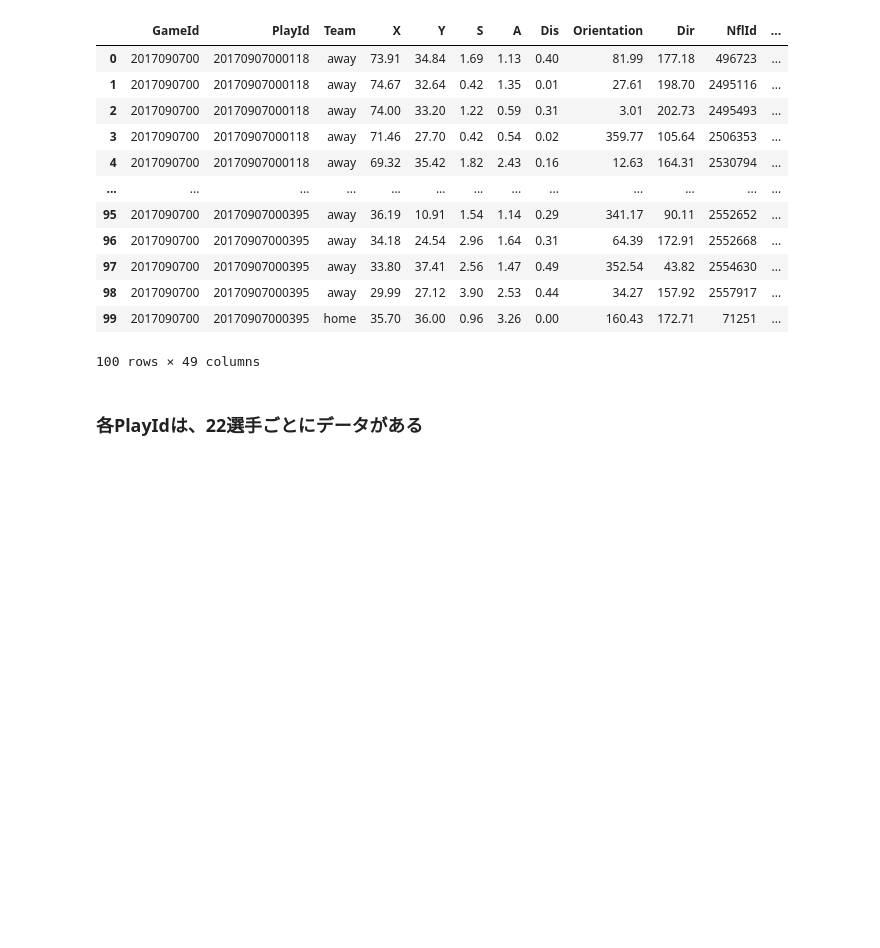
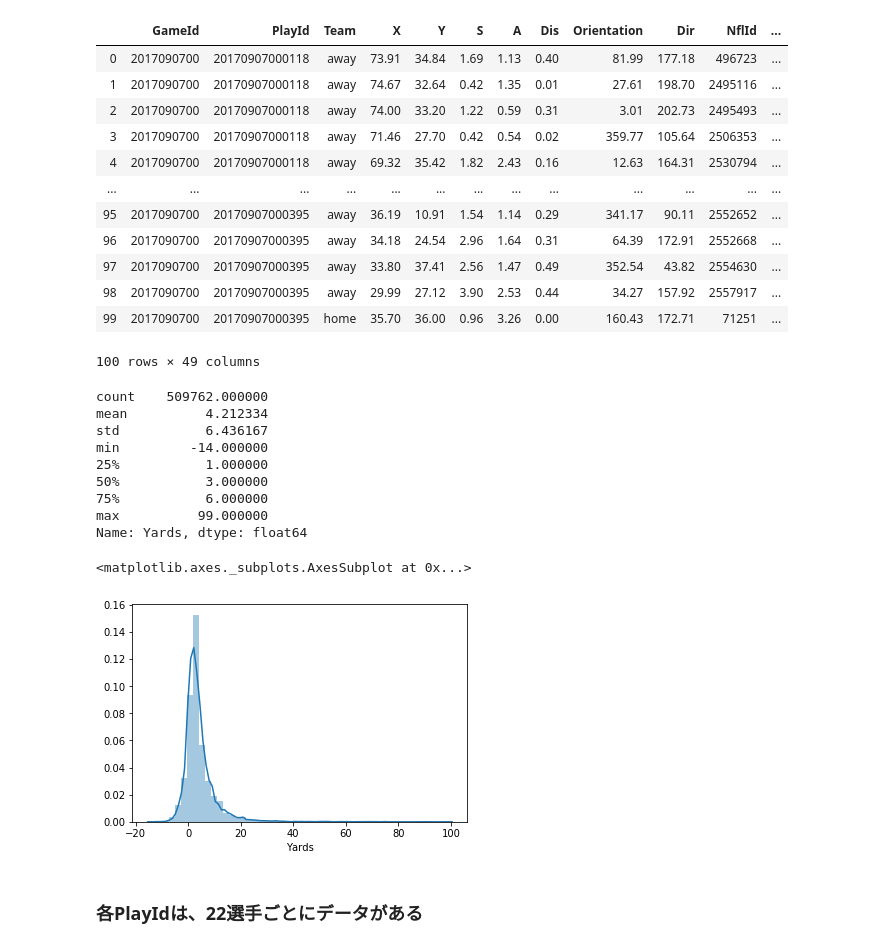
Before and after one commit to mf1611/NFL, a Jupyter notebook: notebook/0_001_EDA.ipynb, the cells around one changed output. Drawn from its saved outputs; the diff is of its cells as text; code cells hidden in the pictures; blank space fills up the shorter version.

```diff
--- a/notebook/0_001_EDA.ipynb
+++ b/notebook/0_001_EDA.ipynb
@@ -23,6 +24,21 @@ display(df_train.head(100))
 | 98 | 2017090700 | 20170907000395 | away | 29.99 | 27.12 | 3.90 | 2.53 | 0.44 | 34.27 | 157.92 | 2557917 | ... |
 | 99 | 2017090700 | 20170907000395 | home | 35.70 | 36.00 | 0.96 | 3.26 | 0.00 | 160.43 | 172.71 | 71251 | ... |
 100 rows × 49 columns
+# %%
+print(df_train['Yards'].describe())
+sns.distplot(df_train['Yards'])
+# %% [output]
+count    509762.000000
+mean          4.212334
+std           6.436167
+min         -14.000000
+25%           1.000000
+50%           3.000000
+75%           6.000000
+max          99.000000
+Name: Yards, dtype: float64
+<matplotlib.axes._subplots.AxesSubplot at 0x...>
+[figure, added]
 # %% [markdown]
 ### 各PlayIdは、22選手ごとにデータがある
 # %%
```
Also changed, not shown: parts of 1 cell of this notebook, 21 other files.
